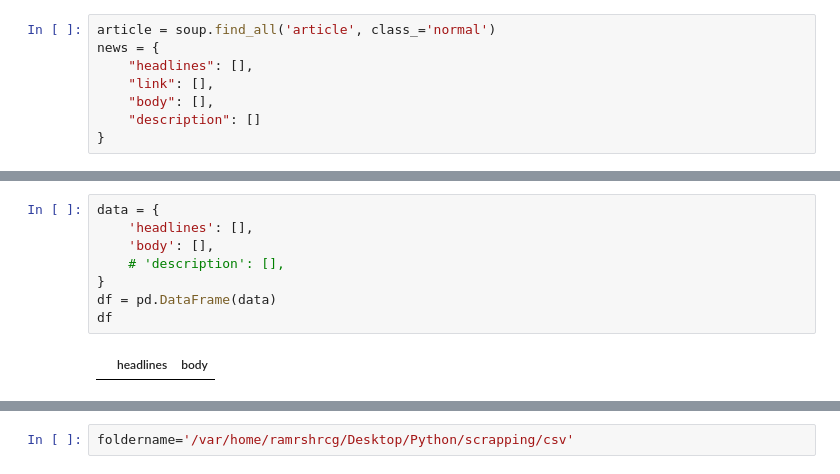
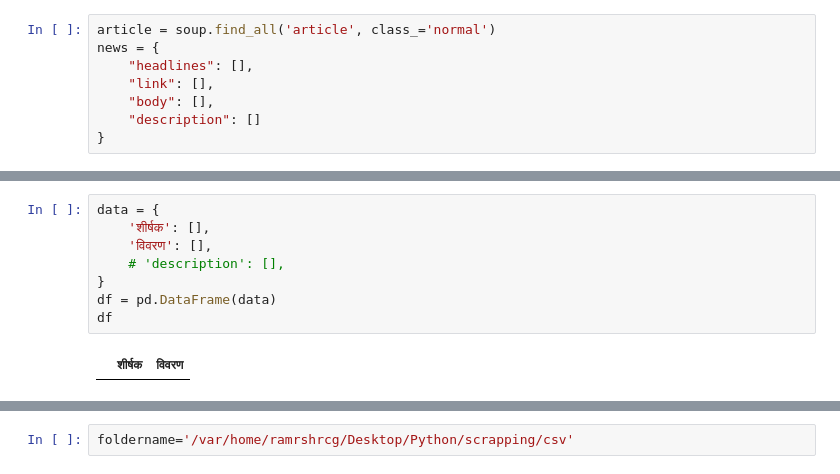
Before and after one commit to ramrshrcg/webscrapping, a Jupyter notebook: ekantipur_detailsnews.ipynb, the cells around one changed output, grey strips where cells are left out. Cells and saved outputs as stored; diff of their text form.

```diff
--- a/ekantipur_detailsnews.ipynb
+++ b/ekantipur_detailsnews.ipynb
@@ -113,14 +113,14 @@ for i in news['link']:
    .fix__this {margin-top: 0 !important;position: fixed !important;}#header {position: sticky;}.mini-dashain {position: relative;display: block !important;margin: 0;left: 0;top: 0.3em;padding-bottom:  ...
 # %%
 data = {
-    'headlines': [],
-    'body': [],
+    'शीर्षक': [],
+    'विवरण': [],
     # 'description': [],
 }
 df = pd.DataFrame(data)
 df
 # %% [output]
-|  | headlines | body |
+|  | शीर्षक | विवरण |
 # %%
 for i in tree:
     headlines= i.find('h1').get_text(strip=True)
```
Also changed, not shown: parts of 7 cells of this notebook, 8 other files.
